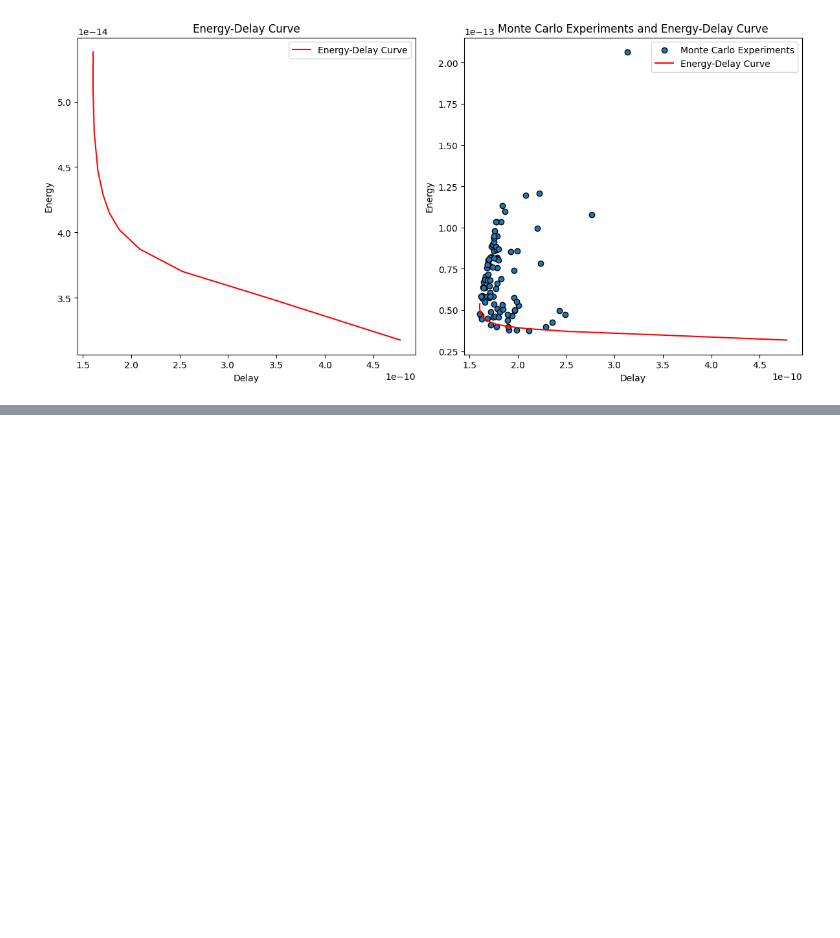
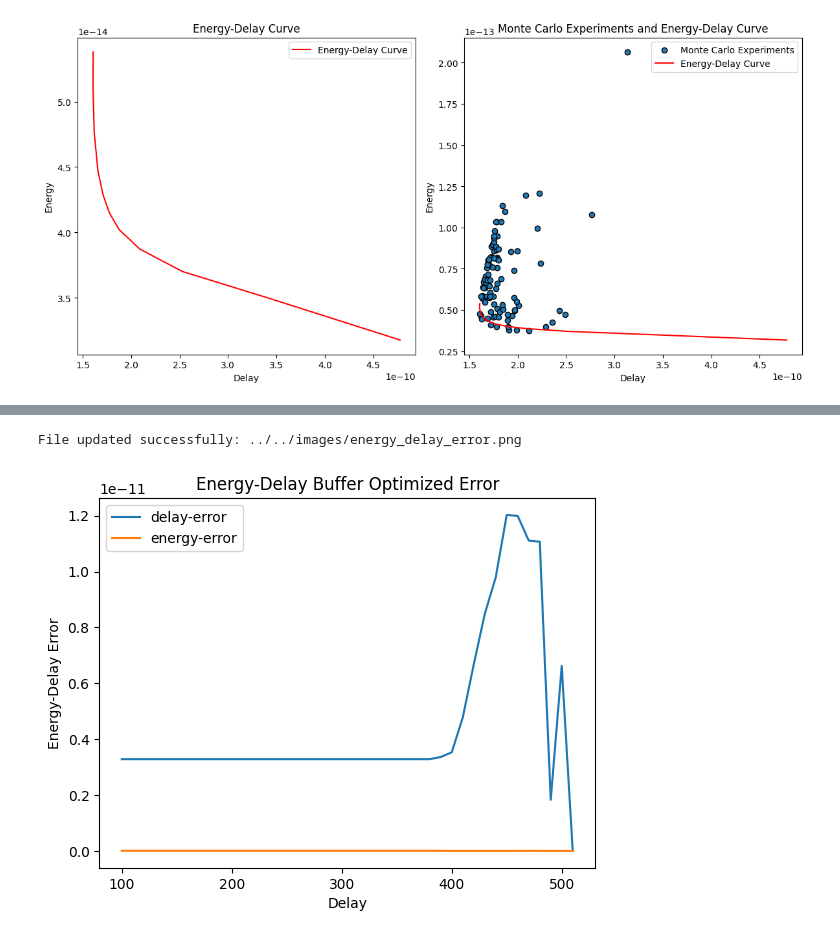
Before and after one commit to gubbriaco/buffer-analysis, a Jupyter notebook: python/buffer-analysis/buffer_analysis.ipynb, the cells around one changed output, grey strips where cells are left out. Cells and saved outputs as stored; diff of their text form; code cells hidden in the pictures; blank space fills up the shorter version.

```diff
--- a/python/buffer-analysis/buffer_analysis.ipynb
+++ b/python/buffer-analysis/buffer_analysis.ipynb
@@ -776,6 +875,13 @@ comparative_analysis_path_image = os.path.join(images, "comparative_analysis_mat
 check_output_image(comparative_analysis_path_image)
 plt.savefig(comparative_analysis_path_image)
 plt.show()
+
+delay_connected_buffer_optimized_matlab = delay_connected_buffer_optimized
+energy_connected_buffer_optimized_matlab = energy_connected_buffer_optimized
 # %% [output]
 File updated successfully: ../../images/comparative_analysis_matlab.png
 [figure]
+# %%
+print("{:<10} {:<25} {:<25} {:<25} {:<25}".format("delay", "delay_from_python", "delay_from_matlab", "energy_from_python", "energy_from_matlab"))
+for delay, delay_python, energy_python, delay_matlab, energy_matlab in zip(delay_values, delay_connected_buffer_optimized_python, energy_connected_buffer_optimized_python, delay_connected_buffer_optimized_matlab, energy_connected_buffer_optimized_matlab):
+    print("{:<10} {:<25} {:<25} {:<25} {:<25}".format(delay, str(delay_python), str(delay_matlab), str(energy_python), str(energy_matlab)))
@@ -781,0 +906,10 @@ File updated successfully: ../../images/comparative_analysis_matlab.png
+# %%
+delay_error = []
+energy_error = []
+print("{:<10} {:<25} {:<25}".format("delay", "delay_error", "energy_error"))
+for delay, delay_python, energy_python, delay_matlab, energy_matlab in zip(delay_values, delay_connected_buffer_optimized_python, energy_connected_buffer_optimized_python, delay_connected_buffer_optimized_matlab, energy_connected_buffer_optimized_matlab):
+    delay_error_current = abs(delay_python - delay_matlab)
+    energy_error_current = abs(energy_python - energy_matlab)
+    delay_error.append(delay_error_current)
+    energy_error.append(energy_error_current)
+    print("{:<10} {:<25} {:<25}".format(delay, str(delay_error_current), str(energy_error_current)))
@@ -781,0 +934,12 @@ File updated successfully: ../../images/comparative_analysis_matlab.png
+# %%
+plt.plot(delay_values, delay_error, label='delay-error')
+plt.plot(delay_values, energy_error, label='energy-error')
+plt.legend()
+plt.xlabel('Delay'); plt.ylabel('Energy-Delay Error'); plt.title('Energy-Delay Buffer Optimized Error')
+energy_delay_error_path_image = os.path.join(images, "energy_delay_error.png")
+check_output_image(energy_delay_error_path_image)
+plt.savefig(energy_delay_error_path_image)
+plt.show()
+# %% [output]
+File updated successfully: ../../images/energy_delay_error.png
+[figure, added]
```
Also changed, not shown: parts of 14 cells of this notebook, 25 other files.
